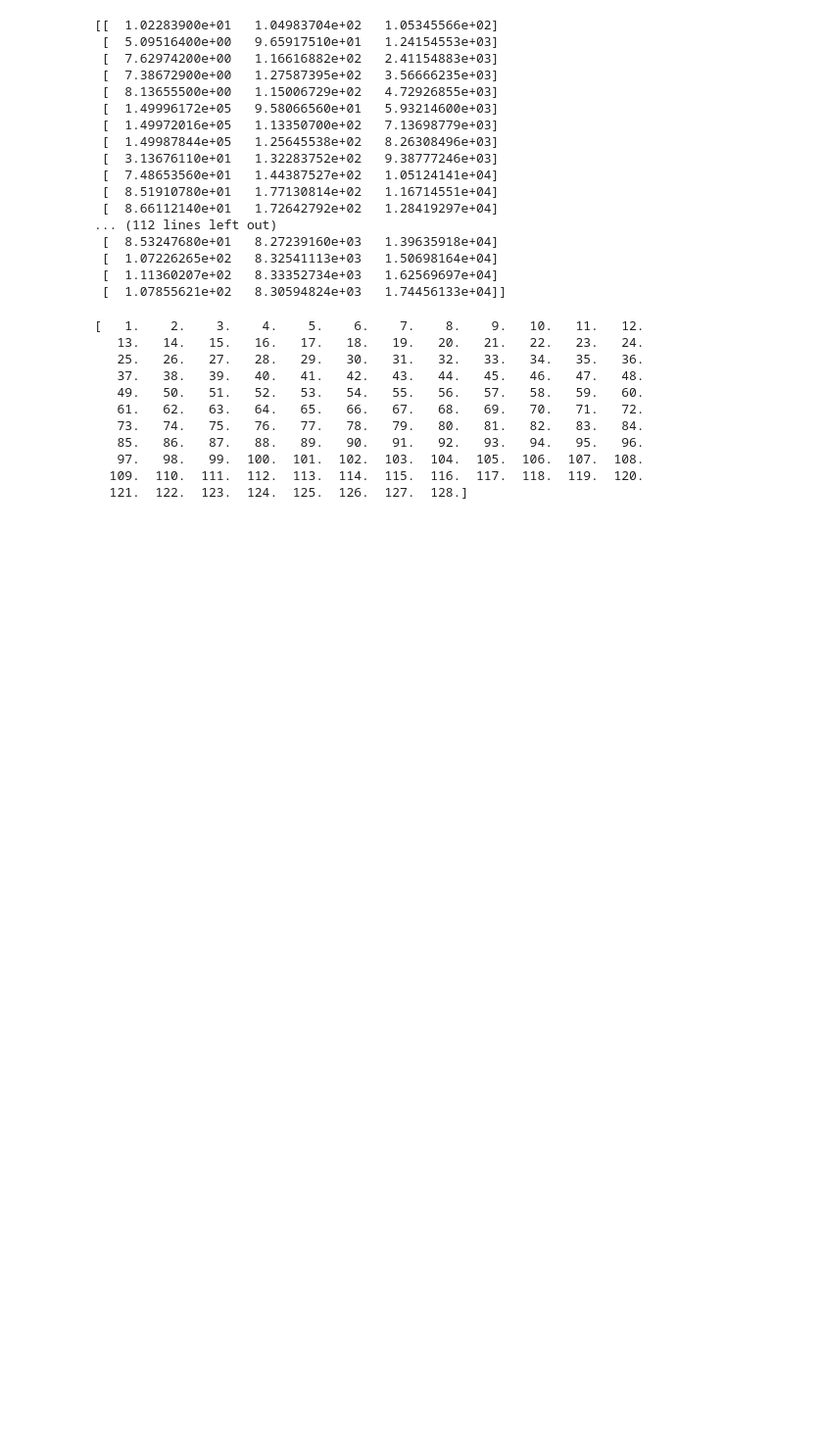
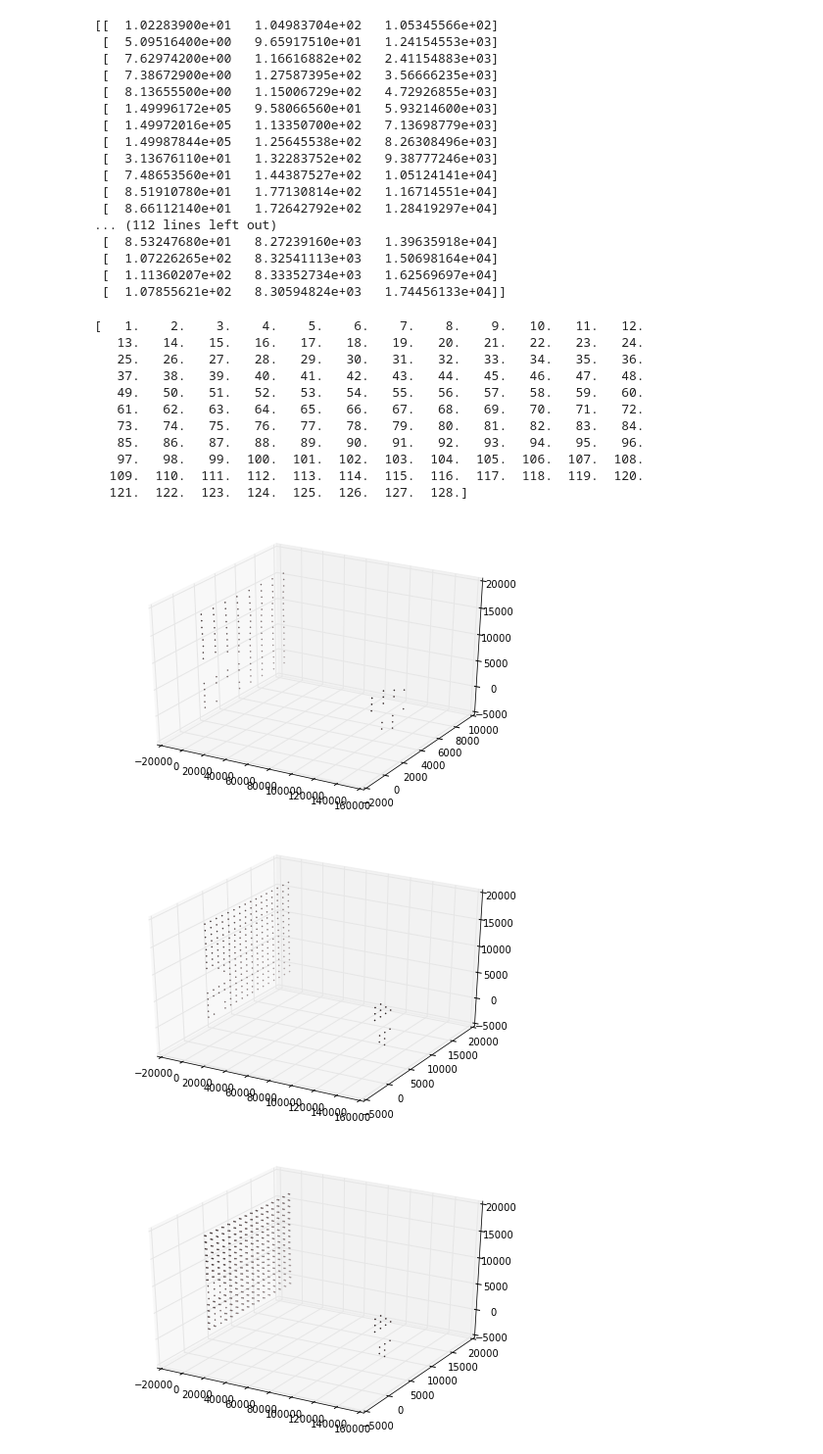
Before and after one commit to jdprada1760/N_Body_Density_Estimator, a Jupyter notebook: CompuMethods/Simulation_format.ipynb, the cells around one changed output. Shown at 98% size. Cells and saved outputs as stored; diff of their text form; code cells hidden in the pictures; blank space fills up the shorter version.

Commit message:
Graphs-disorder

```diff
--- a/CompuMethods/Simulation_format.ipynb
+++ b/CompuMethods/Simulation_format.ipynb
@@ -22,13 +22,12 @@ colorbar()
 # %%
 # Grafica 3D
 %pylab inline
-# Numero de particulas a mostrar
-n1 = 0
-n2 = 16*4096
-from mpl_toolkits.mplot3d import Axes3D
-fig = pylab.figure()
-ax = Axes3D(fig)
-#ax.scatter(initial.T[0][0:n1],initial.T[1][0:n1],initial.T[2][0:n1], c = 'b')
-ax.scatter(initial.T[0][n1:n2],initial.T[1][n1:n2],initial.T[2][n1:n2], c = 'r')
+def graf(n1,n2):
+    # Numero de particulas a mostrar n1,n2
+    from mpl_toolkits.mplot3d import Axes3D
+    fig = pylab.figure()
+    ax = Axes3D(fig)
+    #ax.scatter(initial.T[0][0:n1],initial.T[1][0:n1],initial.T[2][0:n1], c = 'b')
+    ax.scatter(initial.T[0][n1:n2],initial.T[1][n1:n2],initial.T[2][n1:n2], s = 0.3, c = 'r')
 # %% [output]
 Populating the interactive namespace from numpy and matplotlib
@@ -68,3 +65,11 @@ print Ids[0:128]
    97.   98.   99.  100.  101.  102.  103.  104.  105.  106.  107.  108.
   109.  110.  111.  112.  113.  114.  115.  116.  117.  118.  119.  120.
   121.  122.  123.  124.  125.  126.  127.  128.]
+# %%
+n = 10
+for i in range(n):
+    graf(0,128*2**i)
+# %% [output]
+[figure, added]
+[figure, added]
+[figure, added]
```
Also changed, not shown: parts of 2 cells of this notebook.
